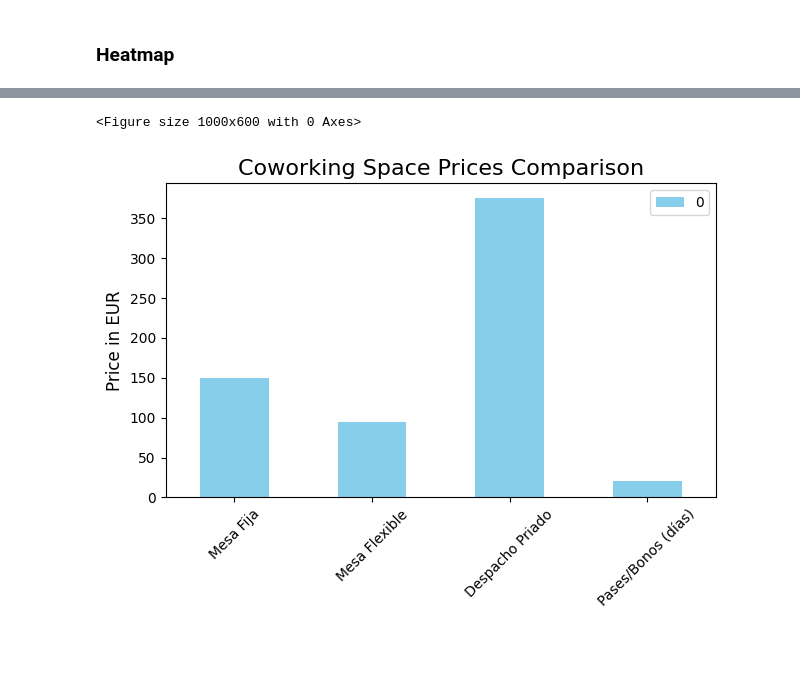
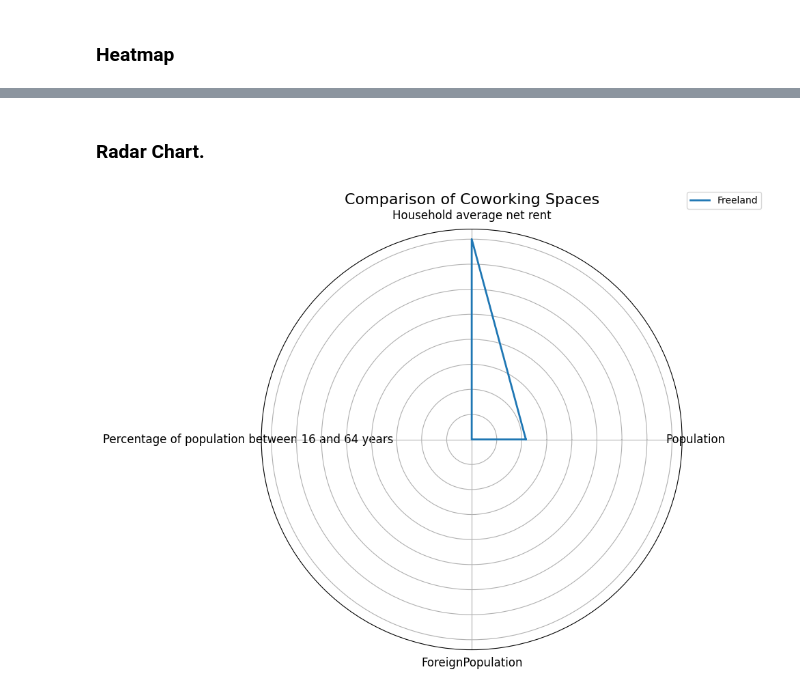
Before and after one commit to GabrielFersPin/Coworking, a Jupyter notebook: src/data_processing/predictions.ipynb, the cells around one changed output, grey strips where cells are left out. Saved outputs shown, nothing was run; the diff lists cells and outputs as text; code cells hidden in the pictures; blank space fills up the shorter version.

Commit message:
modified:   requirements.txt 	modified:   src/data_processing/predictions.ipynb

```diff
--- a/src/data_processing/predictions.ipynb
+++ b/src/data_processing/predictions.ipynb
@@ -116,18 +127,33 @@ plt.show()
-# %%
-import matplotlib.pyplot as plt
-
-# Extract prices data
-price_columns = ['Mesa Fija', 'Mesa Flexible', 'Despacho Priado', 'Pases/Bonos (días)']
-prices_data = merged_df[price_columns].T  # Transpose to have prices as rows
-
-# Plot the bar chart
-plt.figure(figsize=(10, 6))
-prices_data.plot(kind='bar', color=['skyblue', 'lightgreen', 'lightcoral', 'lightskyblue'])
-plt.title('Coworking Space Prices Comparison', fontsize=16)
-plt.ylabel('Price in EUR', fontsize=12)
-plt.xticks(rotation=45)
-plt.tight_layout()
-plt.show()
-# %% [output]
-<Figure size 1000x600 with 0 Axes>
-[figure, removed]
+# %% [markdown]
+### Radar Chart.
+# %%
+import numpy as np
+import matplotlib.pyplot as plt
+import pandas as pd
+
+# We will select the columns we want to compare (e.g., Population, Rent, etc.)
+features = ['Population', 'Household average net rent', 'Percentage of population between 16 and 64 years', 'ForeignPopulation']
+
+# Extract data for radar chart
+data = merged_df[features].T  # Transpose to have each coworking space as a column
+data.columns = merged_df['Coworking Area']  # Set coworking names as column names
+
+# Create a radar chart
+angles = np.linspace(0, 2 * np.pi, len(features), endpoint=False).tolist()
+angles += angles[:1]  # Close the loop
+
+fig, ax = plt.subplots(figsize=(8, 8), subplot_kw=dict(polar=True))
+for coworking in data.columns:
+    values = data[coworking].tolist()
+    values += values[:1]  # Close the loop
+    ax.plot(angles, values, linewidth=2, linestyle='solid', label=coworking)
+
+ax.set_yticklabels([])  # Hide the radial axis labels
+ax.set_xticks(angles[:-1])
+ax.set_xticklabels(features, fontsize=12)
+ax.set_title('Comparison of Coworking Spaces', fontsize=16)
+ax.legend(loc='upper right', bbox_to_anchor=(1.2, 1.1))
+
+plt.show()
+# %% [output]
+[figure, added]
```
Also changed, not shown: parts of 5 cells of this notebook, 1 other file.
